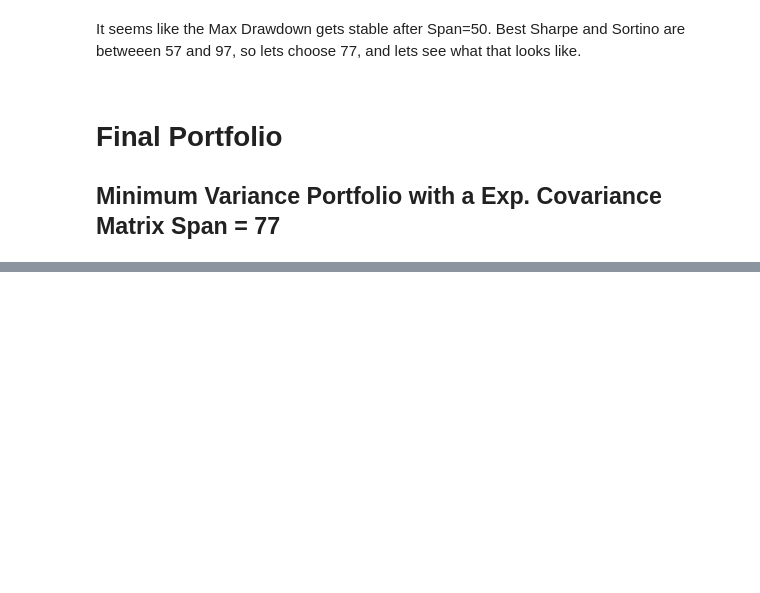
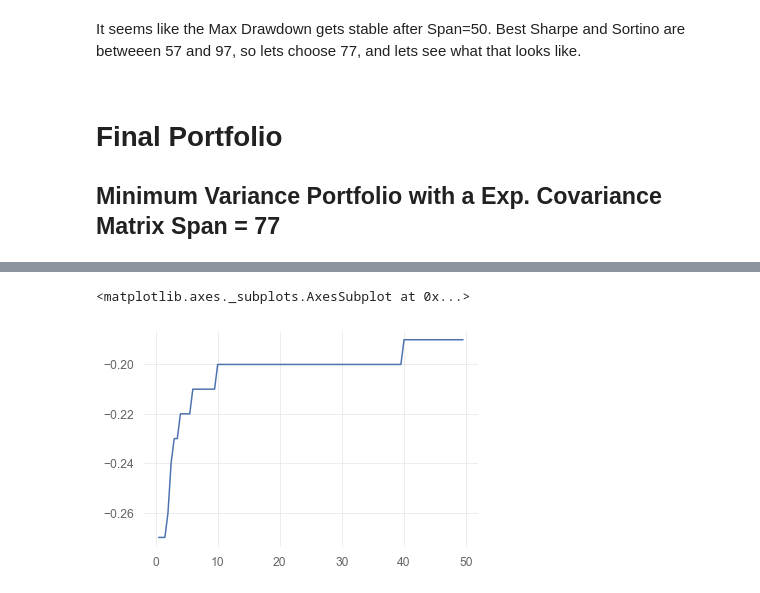
Before and after one commit to jonnathan-romero/SPY-TLT-Dynamic-Allocation, a Jupyter notebook: spy_tlt_dynamic_allocation.ipynb, the cells around one changed output, grey strips where cells are left out. Cells and saved outputs as stored; diff of their text form; code cells hidden in the pictures; blank space fills up the shorter version.

```diff
--- a/spy_tlt_dynamic_allocation.ipynb
+++ b/spy_tlt_dynamic_allocation.ipynb
@@ -537,0 +616,5 @@ Strategy Visualization
+# %%
+statistics['Max Drawdown '].plot()
+# %% [output]
+<matplotlib.axes._subplots.AxesSubplot at 0x...>
+[figure, added]
```
Also changed, not shown: parts of 42 cells of this notebook, 2 other files.
